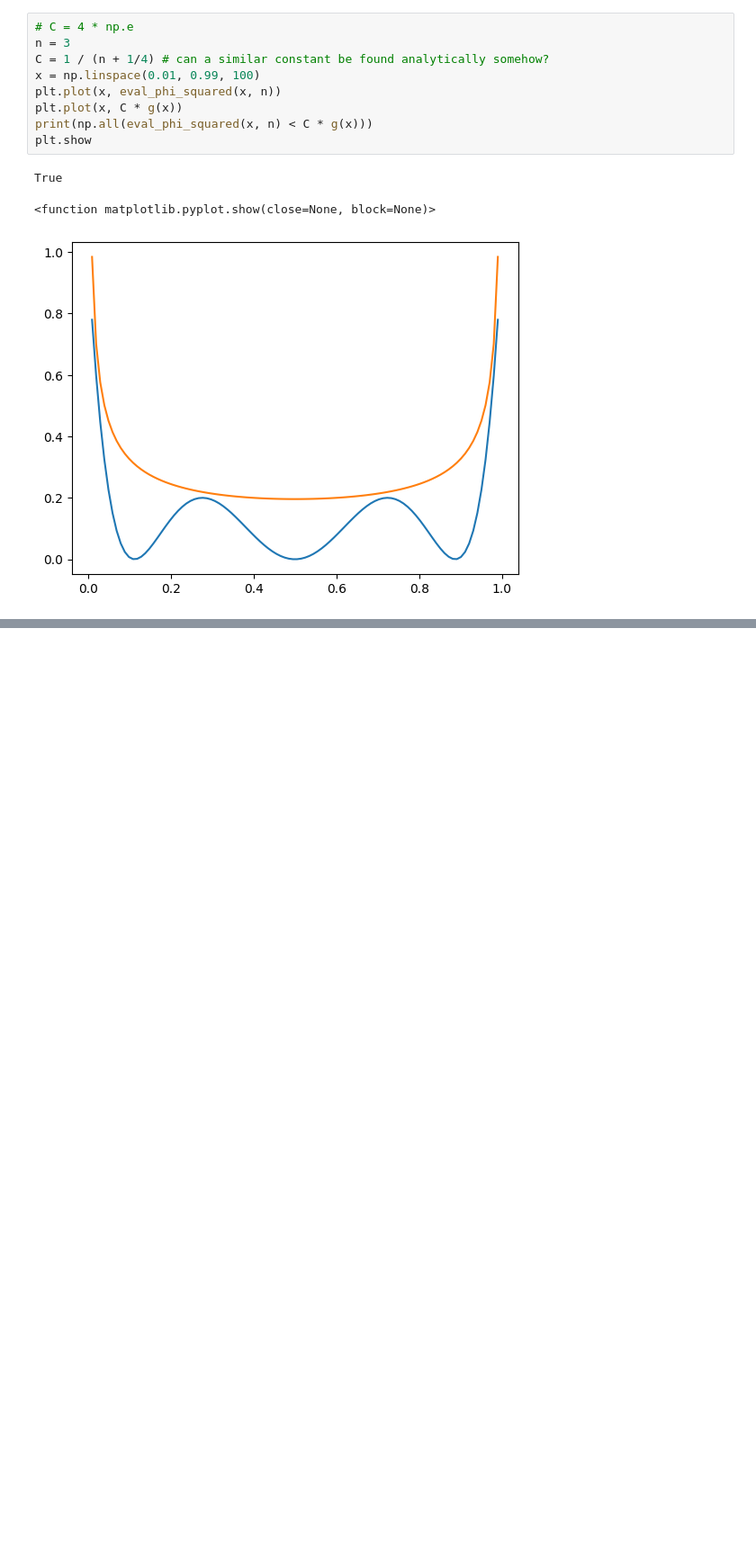
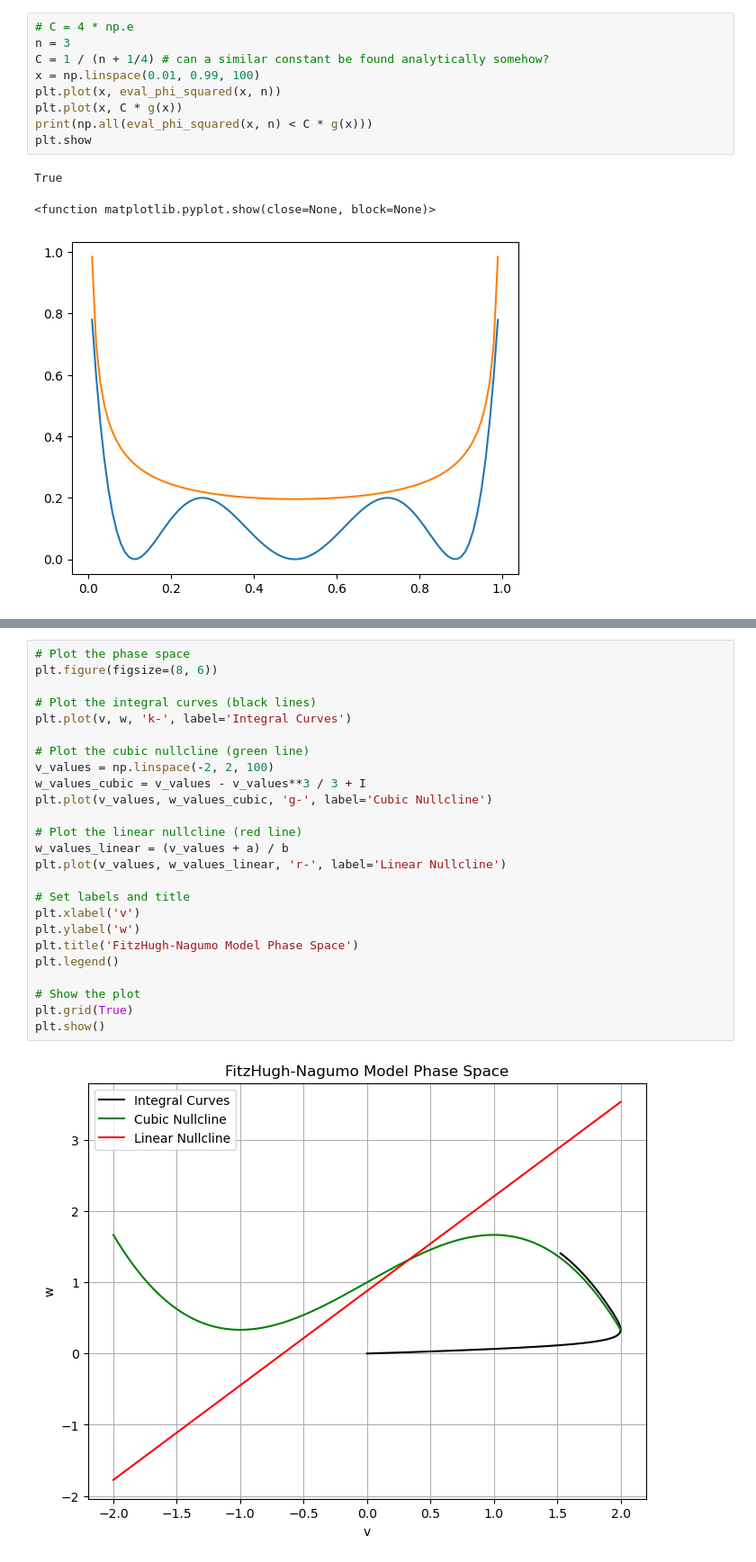
Before and after one commit to FraBet29/stochastic-simulation-project, a Jupyter notebook: notebook.ipynb, the cells around one changed output, grey strips where cells are left out. Shown: that part at 90% size. Drawn from its saved outputs; the diff is of its cells as text; blank space fills up the shorter version.

```diff
--- a/notebook.ipynb
+++ b/notebook.ipynb
@@ -183,0 +211,27 @@ True
+# %%
+# Plot the phase space
+plt.figure(figsize=(8, 6))
+
+# Plot the integral curves (black lines)
+plt.plot(v, w, 'k-', label='Integral Curves')
+
+# Plot the cubic nullcline (green line)
+v_values = np.linspace(-2, 2, 100)
+w_values_cubic = v_values - v_values**3 / 3 + I
+plt.plot(v_values, w_values_cubic, 'g-', label='Cubic Nullcline')
+
+# Plot the linear nullcline (red line)
+w_values_linear = (v_values + a) / b
+plt.plot(v_values, w_values_linear, 'r-', label='Linear Nullcline')
+
+# Set labels and title
+plt.xlabel('v')
+plt.ylabel('w')
+plt.title('FitzHugh-Nagumo Model Phase Space')
+plt.legend()
+
+# Show the plot
+plt.grid(True)
+plt.show()
+# %% [output]
+[figure, added]
```
Also changed, not shown: parts of 4 cells of this notebook, 1 other file.
